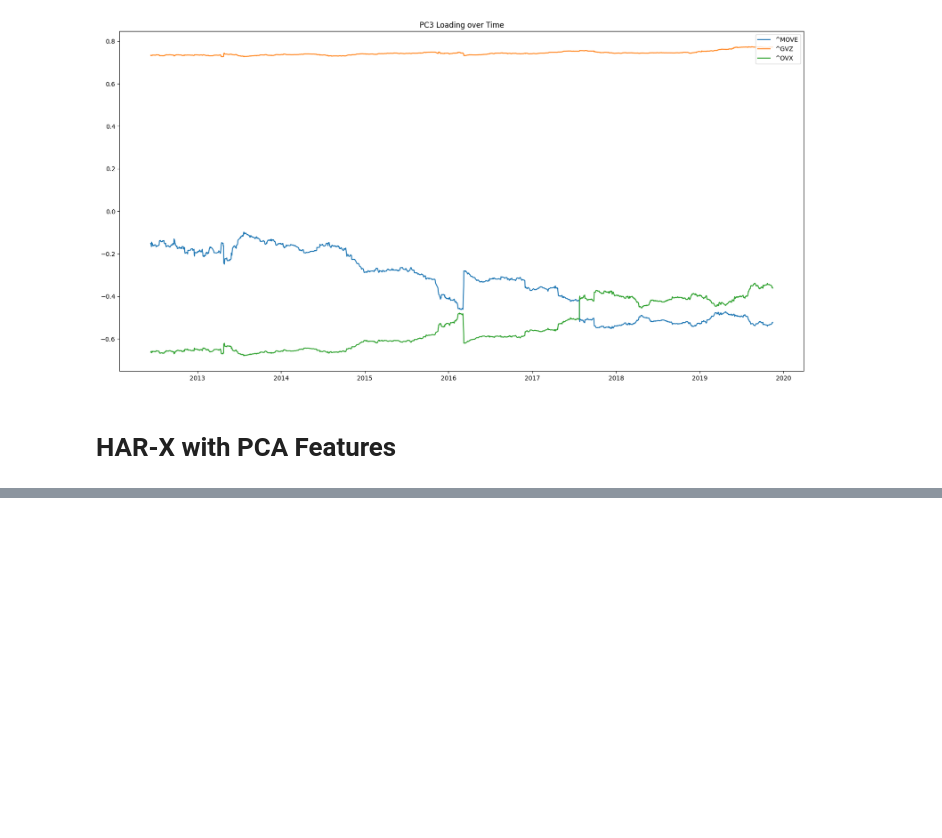
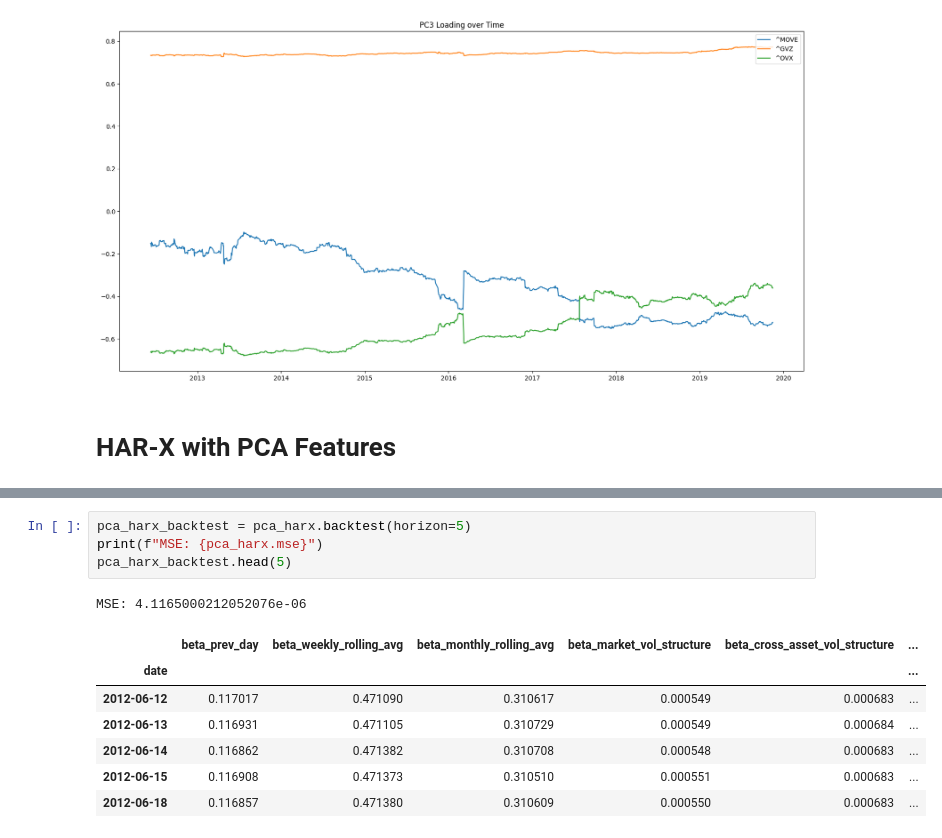
Before and after one commit to finnlimjc/Realized-Volatility-Forecasting, a Jupyter notebook: notebooks/paper_extension.ipynb, the cells around one changed output, grey strips where cells are left out. Drawn from its saved outputs; the diff is of its cells as text; blank space fills up the shorter version.

```diff
--- a/notebooks/paper_extension.ipynb
+++ b/notebooks/paper_extension.ipynb
@@ -668,0 +483,13 @@ QLIKE: 0.11625078270059853
+# %%
+pca_harx_backtest = pca_harx.backtest(horizon=5)
+print(f"MSE: {pca_harx.mse}")
+pca_harx_backtest.head(5)
+# %% [output]
+MSE: 4.1165000212052076e-06
+|  | beta_prev_day | beta_weekly_rolling_avg | beta_monthly_rolling_avg | beta_market_vol_structure | beta_cross_asset_vol_structure | ... |
+| date |  |  |  |  |  | ... |
+| 2012-06-12 | 0.117017 | 0.471090 | 0.310617 | 0.000549 | 0.000683 | ... |
+| 2012-06-13 | 0.116931 | 0.471105 | 0.310729 | 0.000549 | 0.000684 | ... |
+| 2012-06-14 | 0.116862 | 0.471382 | 0.310708 | 0.000548 | 0.000683 | ... |
+| 2012-06-15 | 0.116908 | 0.471373 | 0.310510 | 0.000551 | 0.000683 | ... |
+| 2012-06-18 | 0.116857 | 0.471380 | 0.310609 | 0.000550 | 0.000683 | ... |
```
Also changed, not shown: parts of 23 cells of this notebook, 1 other file.
